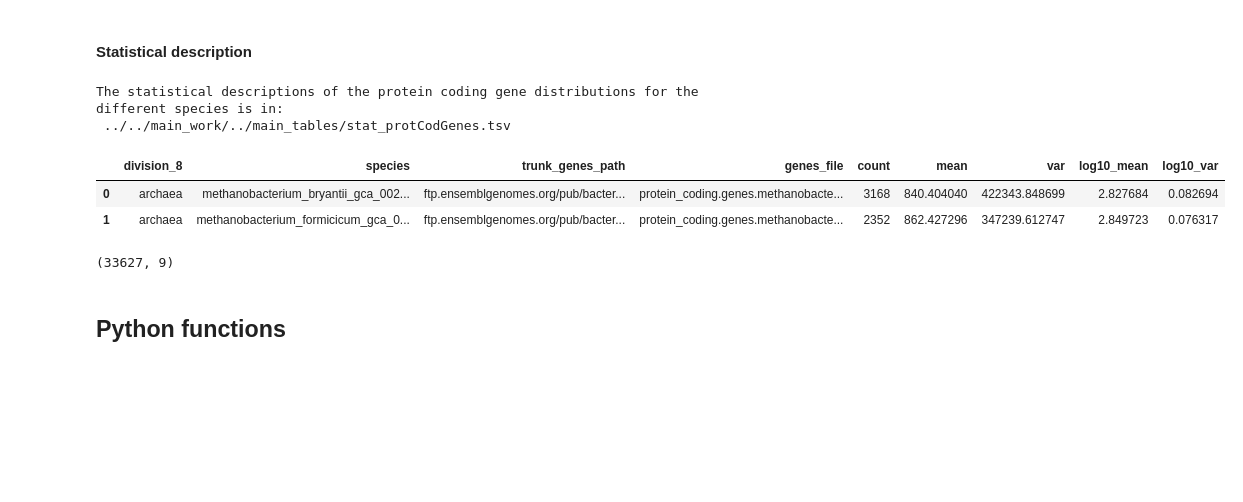
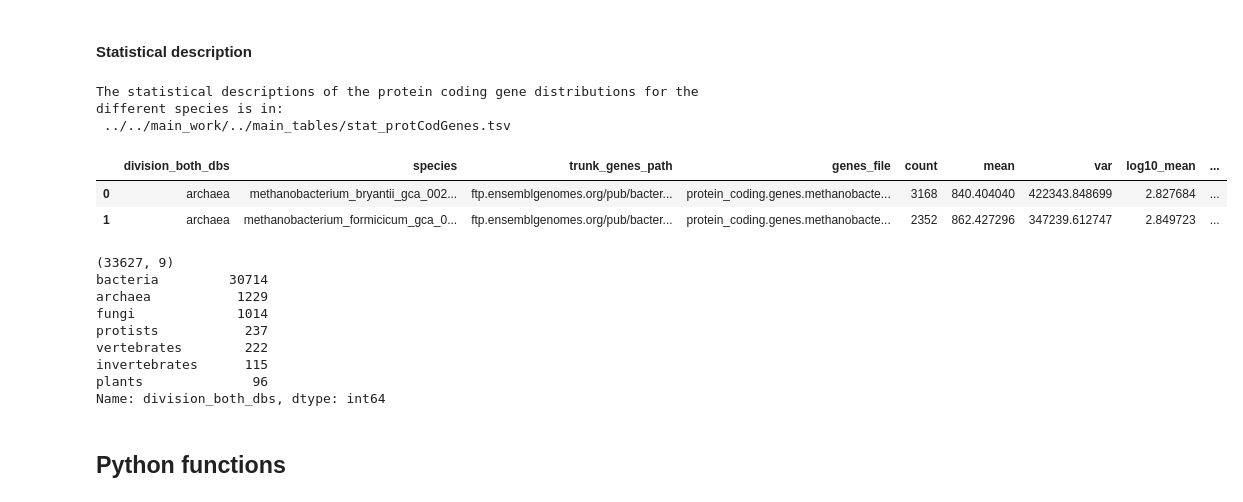
Before and after one commit to emuro/EM_probando, a Jupyter notebook: working_on/main_work/protCodGenes_taylorLaw__byClades.ipynb, the cells around one changed output. Cells and saved outputs as stored; diff of their text form; code cells hidden in the pictures; blank space fills up the shorter version.

```diff
--- a/working_on/main_work/protCodGenes_taylorLaw__byClades.ipynb
+++ b/working_on/main_work/protCodGenes_taylorLaw__byClades.ipynb
@@ -23,25 +23,34 @@ warnings.filterwarnings('ignore')
 # %%
 # statistics on length distribution for different species
 working_on_extra_path = "../../main_work/"
 stat_file = working_on_extra_path + "../main_tables/stat_protCodGenes.tsv"
 print("The statistical descriptions of the protein coding gene distributions for the different species is in:\n", stat_file, "\n")
 
 # retrieve data and diminish the number of columns
 stat_df = pd.read_csv(stat_file, low_memory=False, sep="\t")
-stat_df = stat_df[["division_8", "species", "trunk_genes_path", "genes_file", "count", "mean", "var"] + ["log10_mean", "log10_var"]]
+stat_df = stat_df[["division_both_dbs", "species", "trunk_genes_path", "genes_file", "count", "mean", "var"] + ["log10_mean", "log10_var"]]
 
 # visualize data
 pd.set_option('display.max_columns', None)
 if 1:
     display(stat_df.head(2))
     print(stat_df.shape)
+    print(stat_df.division_both_dbs.value_counts())
 # %% [output]
 The statistical descriptions of the protein coding gene distributions for the different species is in:
  ../../main_work/../main_tables/stat_protCodGenes.tsv
-|  | division_8 | species | trunk_genes_path | genes_file | count | mean | var | log10_mean | log10_var |
-| 0 | archaea | methanobacterium_bryantii_gca_002... | ftp.ensemblgenomes.org/pub/bacter... | protein_coding.genes.methanobacte... | 3168 | 840.404040 | 422343.848699 | 2.827684 | 0.082694 |
-| 1 | archaea | methanobacterium_formicicum_gca_0... | ftp.ensemblgenomes.org/pub/bacter... | protein_coding.genes.methanobacte... | 2352 | 862.427296 | 347239.612747 | 2.849723 | 0.076317 |
+|  | division_both_dbs | species | trunk_genes_path | genes_file | count | mean | var | log10_mean | ... |
+| 0 | archaea | methanobacterium_bryantii_gca_002... | ftp.ensemblgenomes.org/pub/bacter... | protein_coding.genes.methanobacte... | 3168 | 840.404040 | 422343.848699 | 2.827684 | ... |
+| 1 | archaea | methanobacterium_formicicum_gca_0... | ftp.ensemblgenomes.org/pub/bacter... | protein_coding.genes.methanobacte... | 2352 | 862.427296 | 347239.612747 | 2.849723 | ... |
 (33627, 9)
+bacteria         30714
+archaea           1229
+fungi             1014
+protists           237
+vertebrates        222
+invertebrates      115
+plants              96
+Name: division_both_dbs, dtype: int64
 # %% [markdown]
 ## Python functions
 # %%
```
Also changed, not shown: parts of 3 cells of this notebook.
